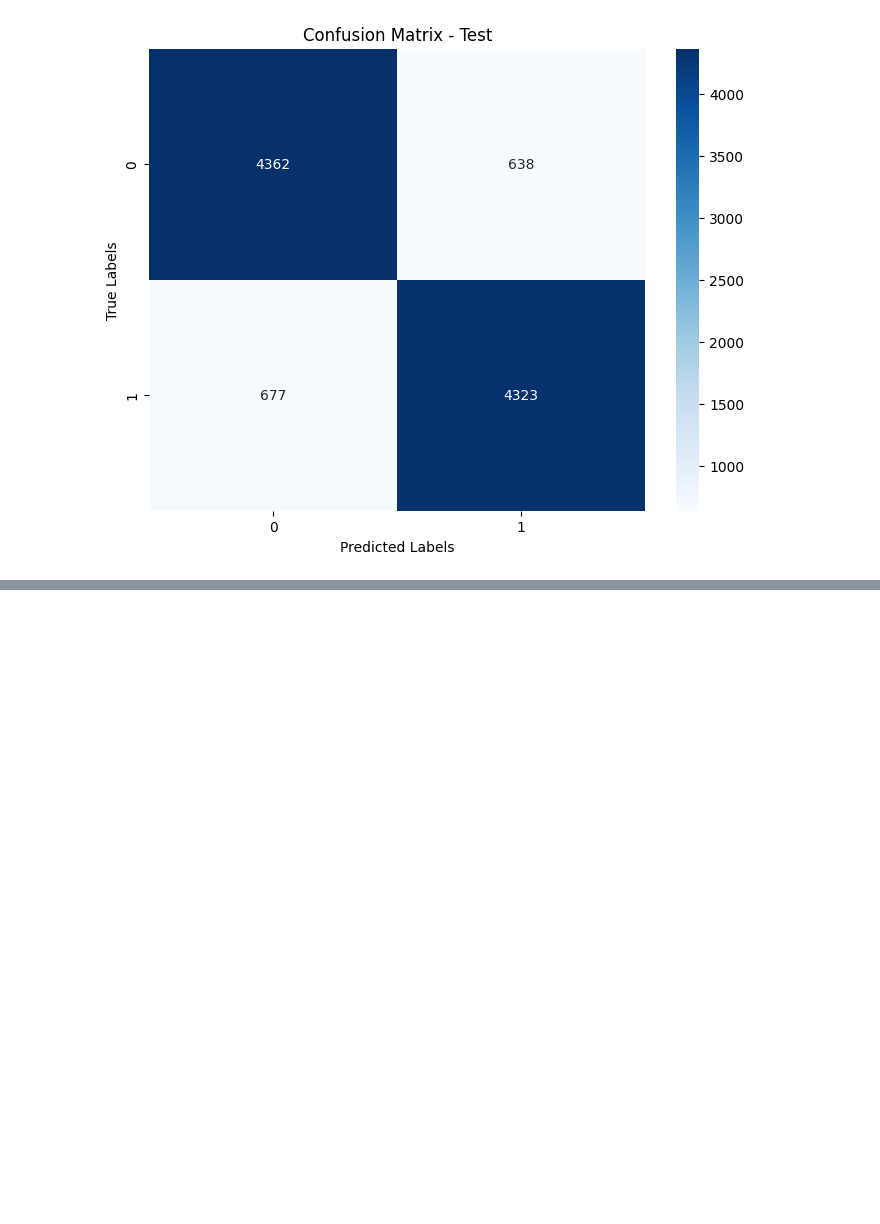
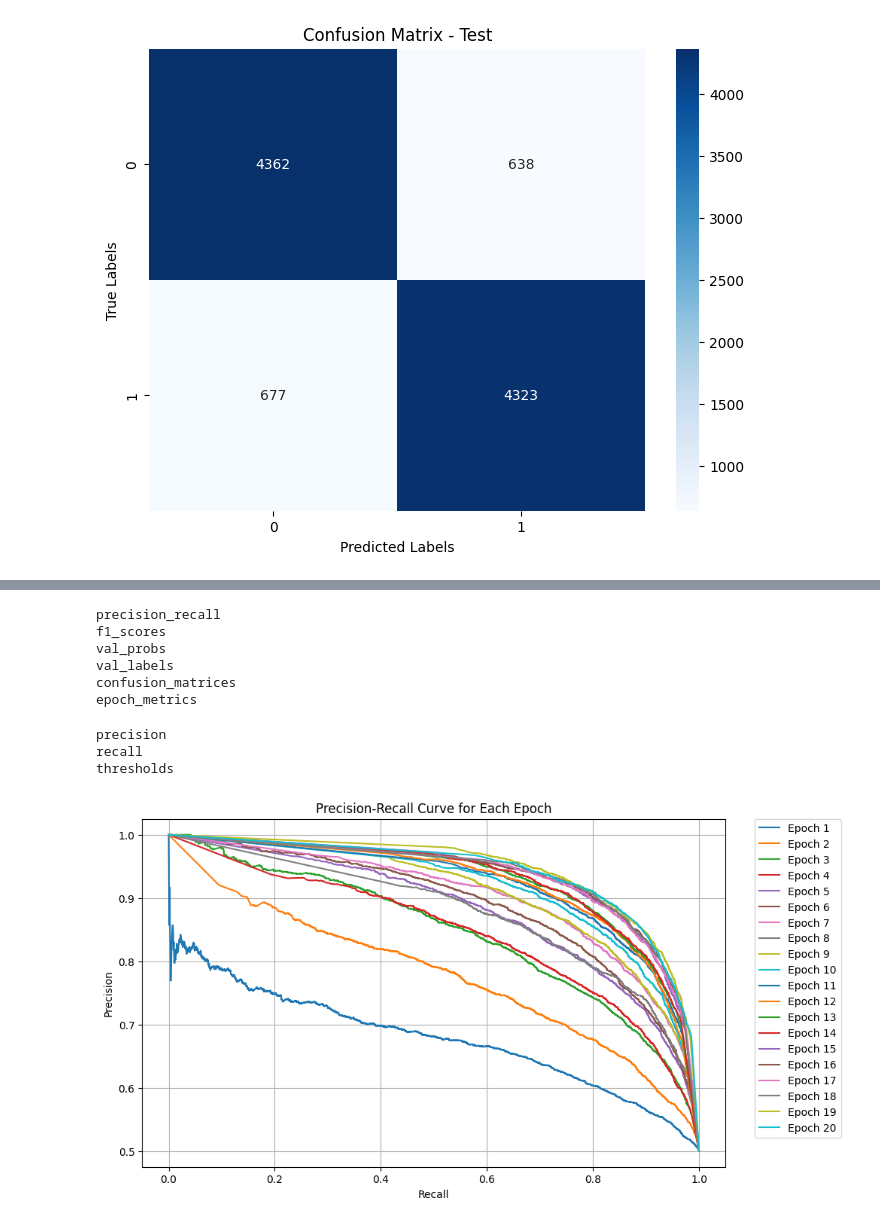
Before and after one commit to Anjaas85/authentic_vs_AI_generated_photos, a Jupyter notebook: training20ep.ipynb, the cells around one changed output, grey strips where cells are left out. Cells and saved outputs as stored; diff of their text form; code cells hidden in the pictures; blank space fills up the shorter version.

Commit message:
more charts

```diff
--- a/training20ep.ipynb
+++ b/training20ep.ipynb
@@ -469,3 +469,7 @@ plt.show()
 # %% [output]
 [figure]
 [figure]
+# %%
+import json
+with open('/content/authentic_vs_AI_generated_photos/metrics/metrics_data.json', 'r') as f:
+    metrics_data = json.load(f)
@@ -471,0 +522,33 @@ plt.show()
+# %%
+for i in metrics_data:
+  print(i)
+# %% [output]
+precision_recall
+f1_scores
+val_probs
+val_labels
+confusion_matrices
+epoch_metrics
+# %%
+for i in metrics_data['precision_recall'][0]:
+  print(i)
+# %% [output]
+precision
+recall
+thresholds
+# %%
+precision_recall_data = metrics_data["precision_recall"]
+
+plt.figure(figsize=(10, 6))
+
+for i, data in enumerate(precision_recall_data):
+    plt.plot(data["recall"], data["precision"], label=f"Epoch {i+1}")
+
+plt.xlabel("Recall")
+plt.ylabel("Precision")
+plt.title("Precision-Recall Curve for Each Epoch")
+plt.legend(bbox_to_anchor=(1.05, 1), loc='upper left', borderaxespad=0.)
+plt.grid(True)
+plt.show()
+# %% [output]
+[figure, added]
```
Also changed, not shown: parts of 4 cells of this notebook.
